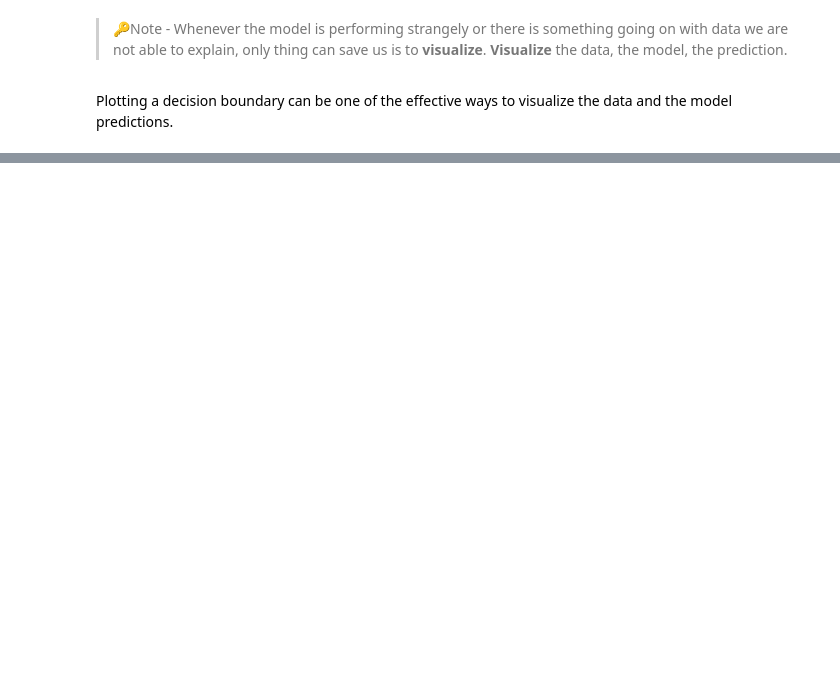
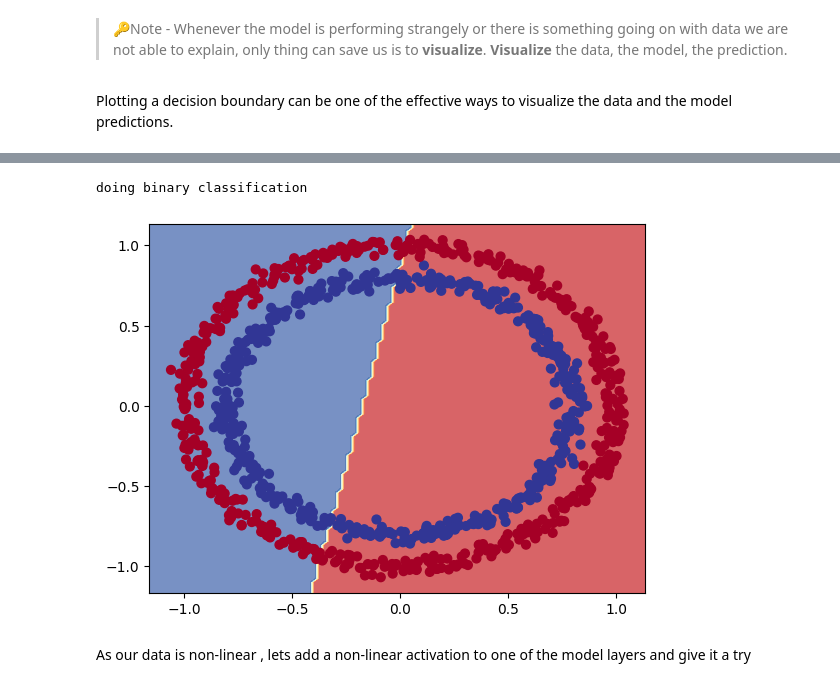
Before and after one commit to bikash119/learn_tensorflow, a Jupyter notebook: learn_tf_003.ipynb, the cells around one changed output, grey strips where cells are left out. Drawn from its saved outputs; the diff is of its cells as text; code cells hidden in the pictures; blank space fills up the shorter version.

```diff
--- a/learn_tf_003.ipynb
+++ b/learn_tf_003.ipynb
@@ -219,0 +288,24 @@ doing binary classification
+# %%
+# set seeds
+tf.random.set_seed(42)
+
+# Build the model
+model_5 = tf.keras.Sequential([
+    tf.keras.layers.Dense(1,activation=tf.keras.activations.linear)
+    ,tf.keras.layers.Dense(1)
+])
+
+# compile the model
+model_5.compile(loss=tf.keras.losses.BinaryCrossentropy()
+                ,optimizer=tf.keras.optimizers.Adam(learning_rate=0.003)
+                ,metrics=['accuracy'])
+
+# fit the model
+history_5 = model_5.fit(X,y,epochs=100,verbose=0)
+# %%
+plot_decision_boundary(model_5,X,y)
+# %% [output]
+doing binary classification
+[figure, added]
+# %% [markdown]
+As our data is non-linear , lets add a non-linear activation to one of the model layers and give it a try
```
Also changed, not shown: parts of 67 cells of this notebook.
